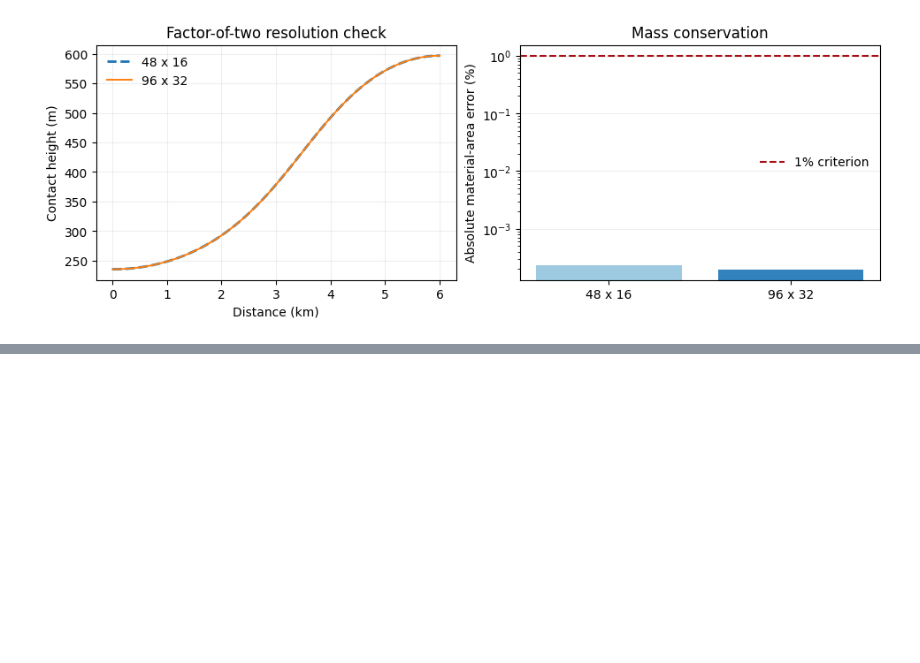
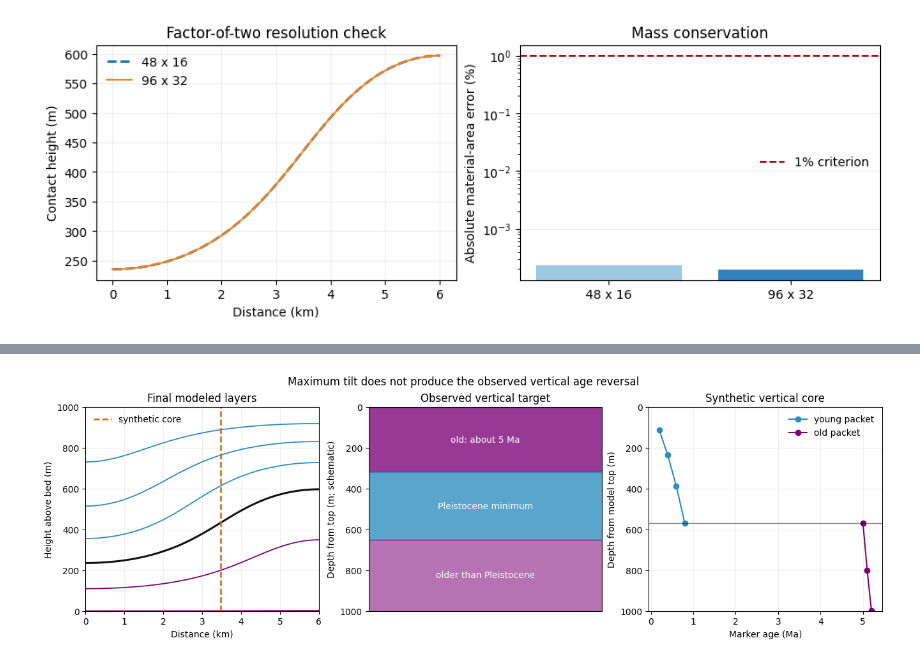
Before and after one commit to bradlipovsky/allan-hills-stratigraphy, a Jupyter notebook: notebooks/surface_scour.ipynb, the cells around one changed output, grey strips where cells are left out. Saved outputs shown, nothing was run; the diff lists cells and outputs as text; code cells hidden in the pictures; blank space fills up the shorter version.

Commit message:
Test vertical scour order

```diff
--- a/notebooks/surface_scour.ipynb
+++ b/notebooks/surface_scour.ipynb
@@ -235,0 +242,75 @@ plt.show()
+# %%
+contact_order = np.argsort(fine_contact[:, 0])
+contact_x = fine_contact[contact_order, 0]
+contact_height = fine_contact[contact_order, 1]
+contact_slope = np.gradient(contact_height, contact_x)
+core_index = int(np.argmax(np.abs(contact_slope)))
+core_x = contact_x[core_index]
+core_slope = contact_slope[core_index]
+
+def line_height_at_x(line, x_query):
+    order = np.argsort(line[:, 0])
+    return float(np.interp(x_query, line[order, 0], line[order, 1]))
+
+core_records = []
+for (age, _, packet), line in zip(fine["specs"], fine["final_lines"]):
+    core_records.append({"age": age, "height": line_height_at_x(line, core_x), "packet": packet})
+# At the coincident contact, the young face is above the old face.
+packet_priority = {"young": 0, "old": 1}
+core_records.sort(key=lambda record: (-round(record["height"], 8), packet_priority[record["packet"]]))
+core_ages = np.array([record["age"] for record in core_records])
+core_depths = np.array([H - record["height"] for record in core_records])
+age_steps_down = np.diff(core_ages)
+layer_order_reversals = int(np.count_nonzero(age_steps_down < 0))
+bracketed_minima = [
+    i for i in range(1, len(core_ages) - 1)
+    if core_ages[i] < core_ages[i - 1] and core_ages[i] < core_ages[i + 1]
+]
+material_x = np.linspace(1.0, L - 1.0, len(fine_contact))
+dx_dX = np.gradient(fine_contact[:, 0], material_x)
+overturned_segments = int(np.count_nonzero(dx_dX < 0))
+
+sequence = " -> ".join(f"{age:.1f}" for age in core_ages)
+print(f"Core rule: maximum absolute final contact slope")
+print(f"Selected x = {core_x / 1000:.3f} km; dz/dx = {core_slope:.4f}")
+print(f"Top-to-bottom core ages (Ma): {sequence}")
+print(f"Layer-order reversals: {layer_order_reversals} (observed target: 1)")
+print(f"Bracketed local age minima: {len(bracketed_minima)} (observed target: 1)")
+print(f"Minimum dx/dX along contact: {dx_dX.min():.4f}; overturned segments: {overturned_segments}")
+
+fig, axes = plt.subplots(1, 3, figsize=(13.2, 4.2), constrained_layout=True)
+
+# Final geometry and the objectively selected core.
+for (age, _, packet), line in zip(fine["specs"], fine["final_lines"]):
+    if age in (young_age_ma, old_age_ma):
+        continue
+    axes[0].plot(line[:, 0] / 1000, line[:, 1], color=young_color if packet == "young" else old_color, lw=1.3)
+axes[0].plot(fine_contact[:, 0] / 1000, fine_contact[:, 1], color=contact_color, lw=2.2)
+axes[0].axvline(core_x / 1000, color="#d95f0e", ls="--", lw=1.8, label="synthetic core")
+axes[0].set(xlabel="Distance (km)", ylabel="Height above bed (m)", title="Final modeled layers")
+axes[0].set_xlim(0, L / 1000)
+axes[0].set_ylim(0, H)
+axes[0].legend(frameon=False)
+axes[0].grid(alpha=0.18)
+
+# The observed order is categorical because the lower old age is not prescribed here.
+axes[1].axhspan(0, 320, color=old_color, alpha=0.78)
+axes[1].axhspan(320, 650, color=young_color, alpha=0.78)
+axes[1].axhspan(650, H, color=old_color, alpha=0.55)
+axes[1].text(0.5, 160, "old: about 5 Ma", color="white", ha="center", va="center")
+axes[1].text(0.5, 485, "Pleistocene minimum", color="white", ha="center", va="center")
+axes[1].text(0.5, 825, "older than Pleistocene", color="white", ha="center", va="center")
+axes[1].set(xlim=(0, 1), ylim=(H, 0), xticks=[], ylabel="Depth from top (m; schematic)", title="Observed vertical target")
+
+young_mask = np.array([record["packet"] == "young" for record in core_records])
+old_mask = ~young_mask
+axes[2].plot(core_ages[young_mask], core_depths[young_mask], "o-", color=young_color, label="young packet")
+axes[2].plot(core_ages[old_mask], core_depths[old_mask], "o-", color=old_color, label="old packet")
+axes[2].axhline(core_depths[3], color=contact_color, lw=1, alpha=0.5)
+axes[2].set(xlabel="Marker age (Ma)", ylabel="Depth from model top (m)", title="Synthetic vertical core")
+axes[2].set_ylim(H, 0)
+axes[2].legend(frameon=False)
+axes[2].grid(alpha=0.18)
+fig.suptitle("Maximum tilt does not produce the observed vertical age reversal")
+plt.show()
+# %% [output]
@@ -236,3 +323,4 @@ plt.show()
+[figure, added]
 # %% [markdown]
 ## Interpretation
 
```
Also changed, not shown: parts of 4 cells of this notebook.
